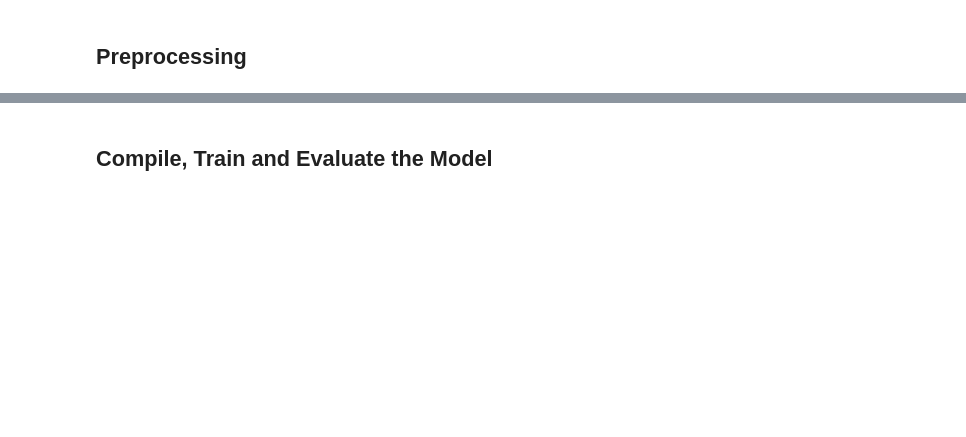
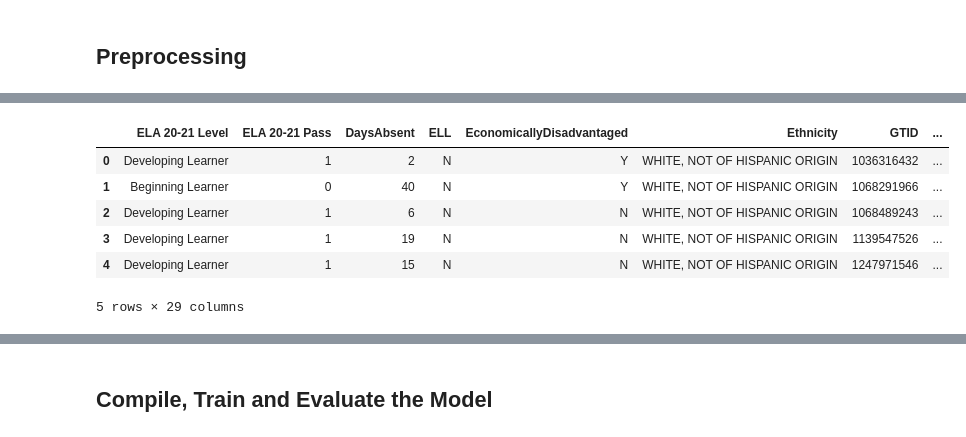
Before and after one commit to gamountainmama/data_dames, a Jupyter notebook: ed_data_working_model2.ipynb, the cells around one changed output, grey strips where cells are left out. Drawn from its saved outputs; the diff is of its cells as text; code cells hidden in the pictures; blank space fills up the shorter version.

```diff
--- a/ed_data_working_model2.ipynb
+++ b/ed_data_working_model2.ipynb
@@ -35,0 +29,15 @@ df.head()
+# %%
+df = ela21.merge(ela22, how = 'left', on = ['GTID', 'DaysAbsent', 'ELL', 'EconomicallyDisadvantaged', 'Ethnicity', 'GTID', 'Gender', 'Gifted', 'Grade', 'LastLexileScore', 'SST', 'SWD'])
+df = df.merge(math21, how = 'left', on = ['GTID', 'DaysAbsent', 'ELL', 'EconomicallyDisadvantaged', 'Ethnicity', 'GTID', 'Gender', 'Gifted', 'Grade', 'LastLexileScore', 'SST', 'SWD'])
+df = df.merge(math22, how = 'left', on = ['GTID', 'DaysAbsent', 'ELL', 'EconomicallyDisadvantaged', 'Ethnicity', 'GTID', 'Gender', 'Gifted', 'Grade', 'LastLexileScore', 'SST', 'SWD'])
+df = df.merge(sci22, how = 'left', on = ['GTID', 'DaysAbsent', 'ELL', 'EconomicallyDisadvantaged', 'Ethnicity', 'GTID', 'Gender', 'Gifted', 'Grade', 'LastLexileScore', 'SST', 'SWD'])
+df = df.merge(soc22, how = 'left', on = ['GTID', 'DaysAbsent', 'ELL', 'EconomicallyDisadvantaged', 'Ethnicity', 'GTID', 'Gender', 'Gifted', 'Grade', 'LastLexileScore', 'SST', 'SWD'])
+df.head()
+# %% [output]
+|  | ELA 20-21 Level | ELA 20-21 Pass | DaysAbsent | ELL | EconomicallyDisadvantaged | Ethnicity | GTID | ... |
+| 0 | Developing Learner | 1 | 2 | N | Y | WHITE, NOT OF HISPANIC ORIGIN | 1036316432 | ... |
+| 1 | Beginning Learner | 0 | 40 | N | Y | WHITE, NOT OF HISPANIC ORIGIN | 1068291966 | ... |
+| 2 | Developing Learner | 1 | 6 | N | N | WHITE, NOT OF HISPANIC ORIGIN | 1068489243 | ... |
+| 3 | Developing Learner | 1 | 19 | N | N | WHITE, NOT OF HISPANIC ORIGIN | 1139547526 | ... |
+| 4 | Developing Learner | 1 | 15 | N | N | WHITE, NOT OF HISPANIC ORIGIN | 1247971546 | ... |
+5 rows × 29 columns
```
Also changed, not shown: parts of 10 cells of this notebook.
